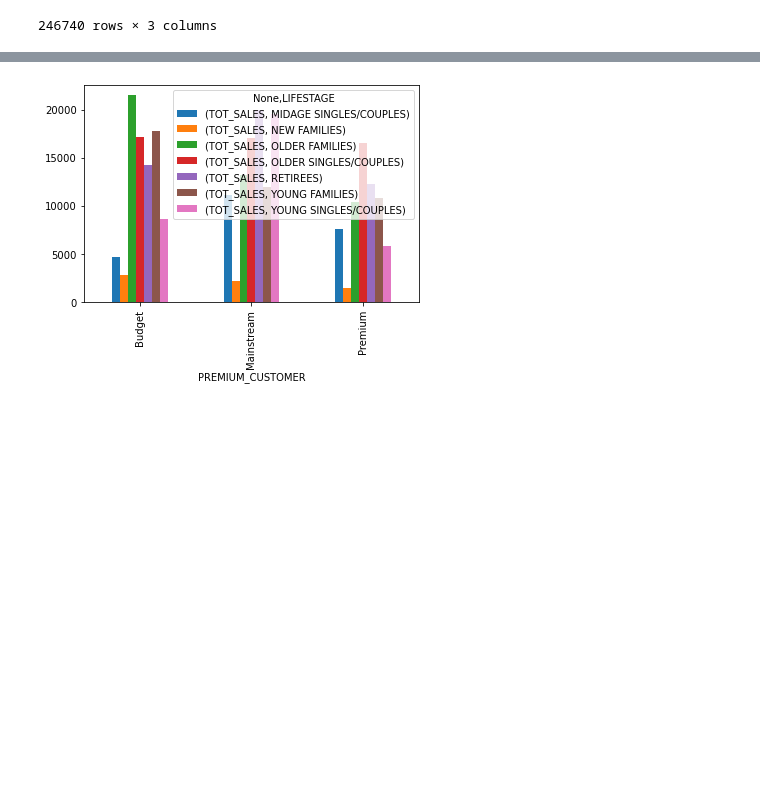
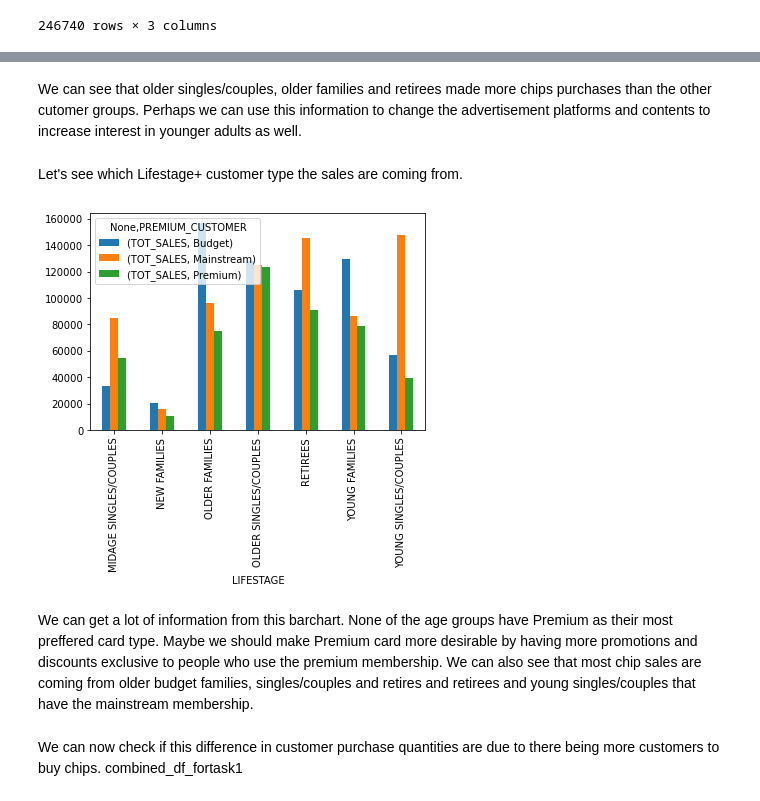
Before and after one commit to NisanBaysal/chipData, a Jupyter notebook: Desktop/github projects/chipDataAnalysis/ChipAnalysis.ipynb, the cells around one changed output, grey strips where cells are left out. Cells and saved outputs as stored; diff of their text form; code cells hidden in the pictures; blank space fills up the shorter version.

```diff
--- a/Desktop/github projects/chipDataAnalysis/ChipAnalysis.ipynb
+++ b/Desktop/github projects/chipDataAnalysis/ChipAnalysis.ipynb
@@ -419,8 +428,20 @@ df_byPremium
+# %% [markdown]
+We can see that older singles/couples, older families and retirees made more chips purchases than the other cutomer groups. Perhaps we can use this information to change the advertisement platforms and contents to increase interest in younger adults as well.
+# %% [markdown]
+Let's see which Lifestage+ customer type the sales are coming from.
+# %%
+sales_by_LifeStage_and_CardType = combined_df_fortask1.groupby(['LIFESTAGE', 'PREMIUM_CUSTOMER'])[['TOT_SALES']].sum()
 # %%
-df_byPremium_byLifestage
-df_byPremium_byLifestage = df_byPremium_byLifestage.unstack()
+sales_by_LifeStage_and_CardType
+sales_by_LifeStage_and_CardType = sales_by_LifeStage_and_CardType.unstack()
 # %%
-ax=df_byPremium_byLifestage.plot(kind='bar')
+ax=sales_by_LifeStage_and_CardType.plot(kind='bar')
 plt.show()
 # %% [output]
-[figure, old version]
+[figure, new version]
+# %% [markdown]
+We can get a lot of information from this barchart. None of the age groups have Premium as their most preffered card type. Maybe we should make Premium card more desirable by having more promotions and discounts exclusive to people who use the premium membership.
+We can also see that most chip sales are coming from older budget families, singles/couples and retires and retirees and young singles/couples that have the mainstream membership.
+# %% [markdown]
+We can now check if this difference in customer purchase quantities are due to there being more customers to buy chips.
+combined_df_fortask1
```
Also changed, not shown: parts of 20 cells of this notebook.
